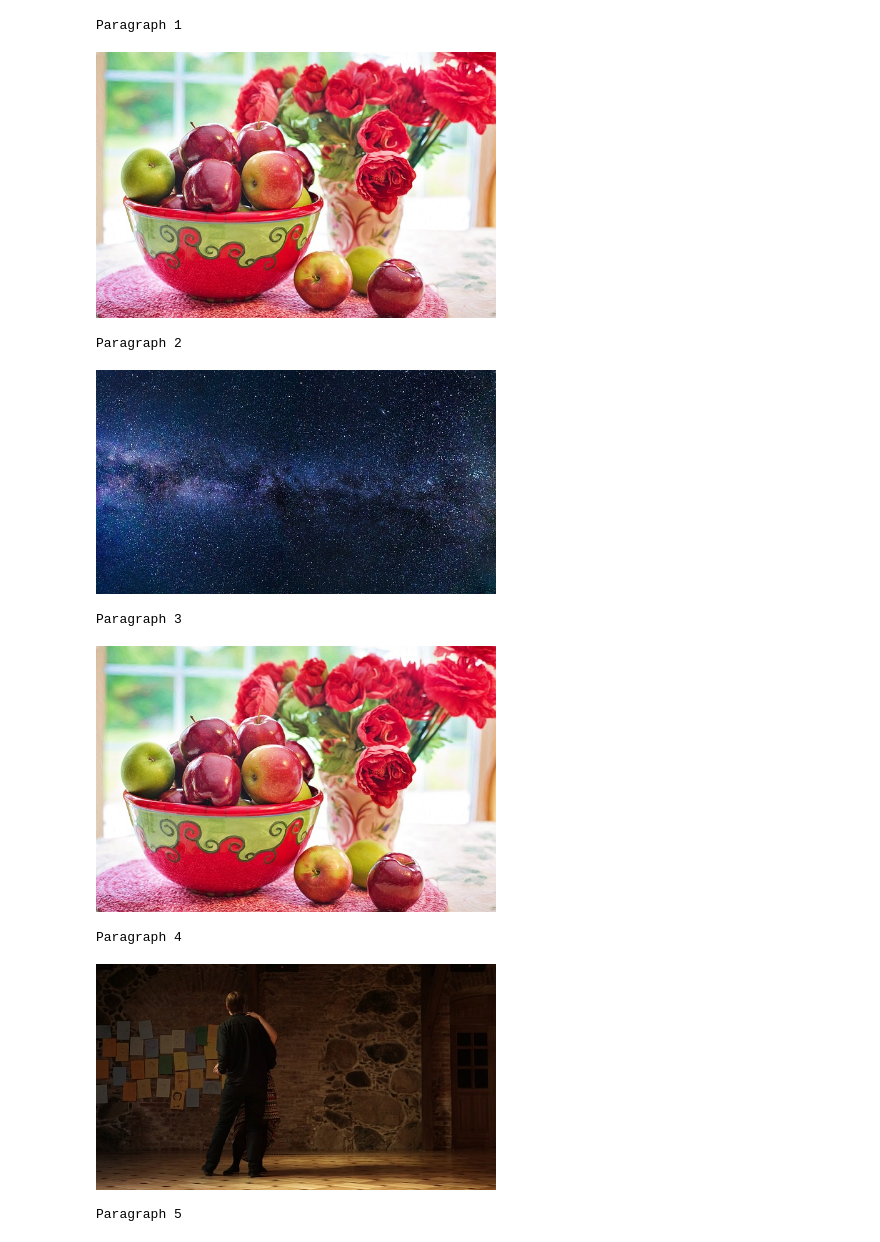
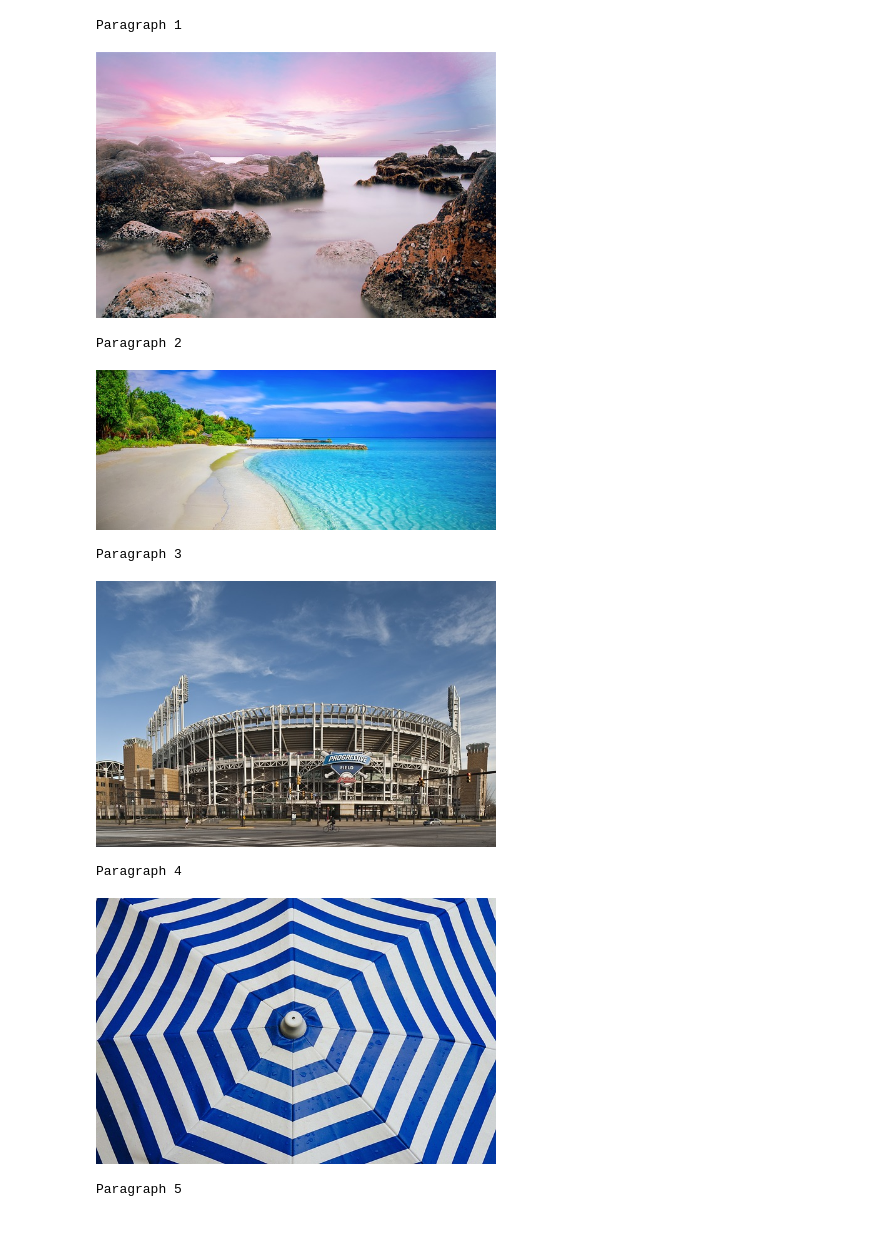
Before and after one commit to michael1albq/DataStories, a Jupyter notebook: Song_Visualizer.ipynb, the cells around one changed output. Cells and saved outputs as stored; diff of their text form; code cells hidden in the pictures.

Commit message:
Includes two songs for demonstration

```diff
--- a/Song_Visualizer.ipynb
+++ b/Song_Visualizer.ipynb
@@ -15,7 +15,24 @@ import numpy as np
 Songs = pd.read_csv("songdata.csv")
 Songs.set_index("song",inplace=True)
 Songs.drop(["artist","link"],inplace=True,axis=1)
-model = gensim.models.KeyedVectors.load_word2vec_format('GoogleNews-vectors-negative300.bin', limit=2000000, binary=True)
+model = gensim.models.KeyedVectors.load_word2vec_format('GoogleNews-vectors-negative300.bin', limit=1000000, binary=True)
+# %%
+#Get images and tags in images
+def get_images_and_tags(paragraphs):
+    for p in paragraphs:
+        p['imgs']= []
+        for kw in p['keywords']:
+            for img in pixabay_get([kw],50):
+                if (img): p['imgs'].append(img)
+# %%
+# Map Paragraphs to Keywords
+def paragraph_to_keywords_mapper(paragraphs):
+    for p in paragraphs:
+        listofkeywords = extract_kw(p['text'])
+        if (listofkeywords == []):
+            paragraphs.remove(p)
+            continue
+        p['keywords'] = listofkeywords
 # %%
 #Functions
 def pixabay_get(keywords,N):
@@ -43,6 +70,6 @@ def extract_kw(text):
 # %%
 #Choose a song
-lyrics = Songs.iloc[2]["text"]
+lyrics = Songs.iloc[101]["text"]
 
 ################################################################
 
@@ -51,70 +78,69 @@ paragraphs = fragment(lyrics)
 
 ################################################################
 
-#Extract Keywords
-for p in paragraphs:
-    p['keywords'] = extract_kw(p['text'])
-
-################################################################
-
-#Get images and tags in images
-for p in paragraphs:
-    p['imgs']=[]
-    for kw in p['keywords']:
-        for img in pixabay_get([kw],3):
-            if (img): p['imgs'].append(img)
-
-#################################################################
+paragraph_to_keywords_mapper(paragraphs)
+get_images_and_tags(paragraphs)
 
 #Compare vectors and Pick the most relevent image for each paragraph
 
-# Calculate kw_avg vector
+# Calculate kw_avg vector for each image
 for p in paragraphs:
     kw_avg=np.zeros(300)
     kw_count=0
     for kw in p['keywords']:
         for kw_nospace in kw.split(' '):
-            kw_count += 1
-            kw_avg += model.wv[kw_nospace]
+            try:
+                kw_avg += model.wv[kw_nospace]
+                kw_count += 1
+            except: # ignore if keyword is not found by the model
+                pass
     if (kw_count > 0):
         kw_avg /= kw_count
         p['kw_avg']=kw_avg
+
 # Calculate vector for each image
 for p in paragraphs:
     for img in p['imgs']:
         img_tag_avg = np.zeros(300)
         img_tag_count = 0
         for tag in img['tags']:
             img_tag_count += 1
-            try:
+        try:
                 img_tag_avg += model.wv[tag]
-            except:
+        except:
                 pass
         if (img_tag_count>0):
             img['vector'] = img_tag_avg / img_tag_count
+
 #Pick the most relevent image
+filtered = []
 for p in paragraphs:
     difference = np.inf
     picked_url = ''
     for img in p['imgs']:
         if (difference > np.sum(np.abs(p['kw_avg'] - img['vector']))):
+            if filtered:
+                if (img['url'] in filtered):
+                    continue
             difference = np.sum(np.abs(p['kw_avg'] - img['vector']))
             picked_url = img['url']
     p['picked_url'] = picked_url
+    filtered.append(picked_url)
+
+
 
 ################################################################################
-
-#Display
+# Display
 for i,p in enumerate(paragraphs):
     print('Paragraph ' + str(i+1))
-    display(Image(p['picked_url'],height=300,width=400,embed=True))
+    display(Image(p['picked_url'],height=400,width=400,embed=True))
 # %% [output]
 Paragraph 1
-[figure, old version]
+[figure, new version]
 Paragraph 2
-[figure, old version]
+[figure, new version]
 Paragraph 3
-[figure, old version]
+[figure, new version]
 Paragraph 4
-[figure, old version]
+[figure, new version]
 Paragraph 5
```
Also changed, not shown: parts of 4 cells of this notebook.
